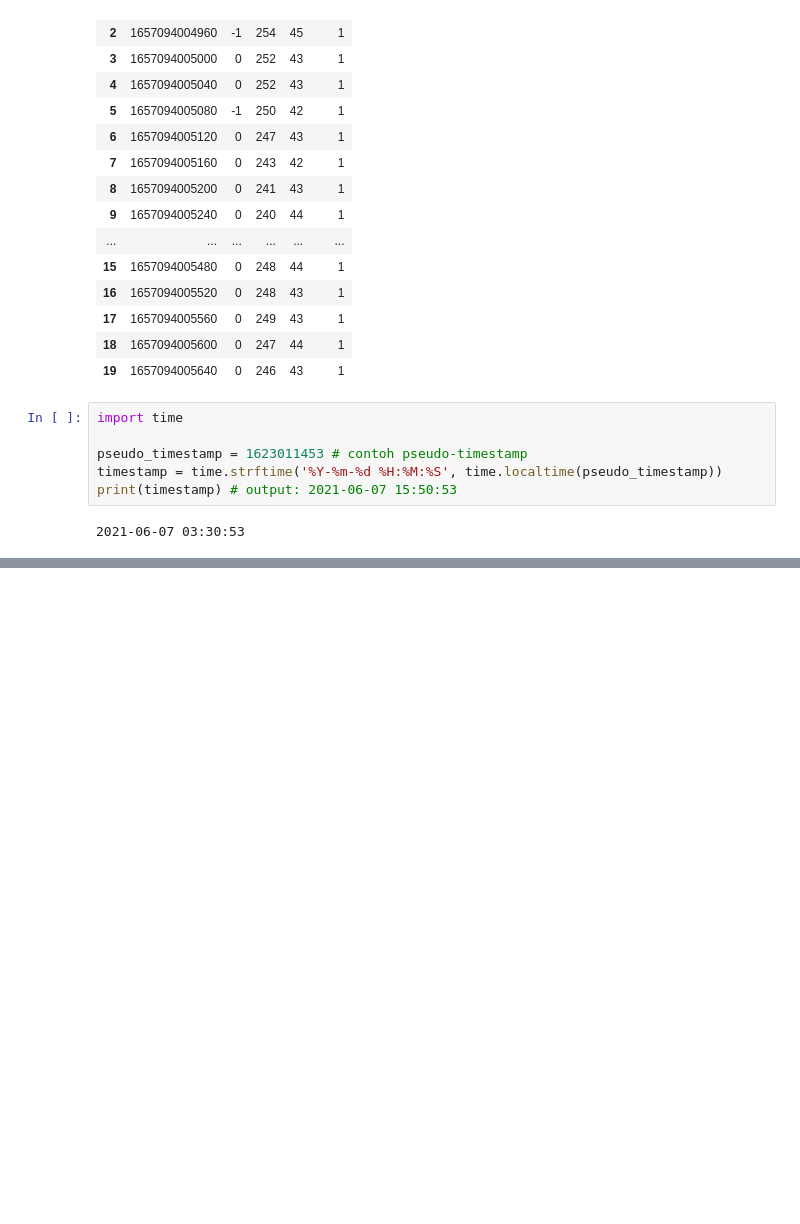
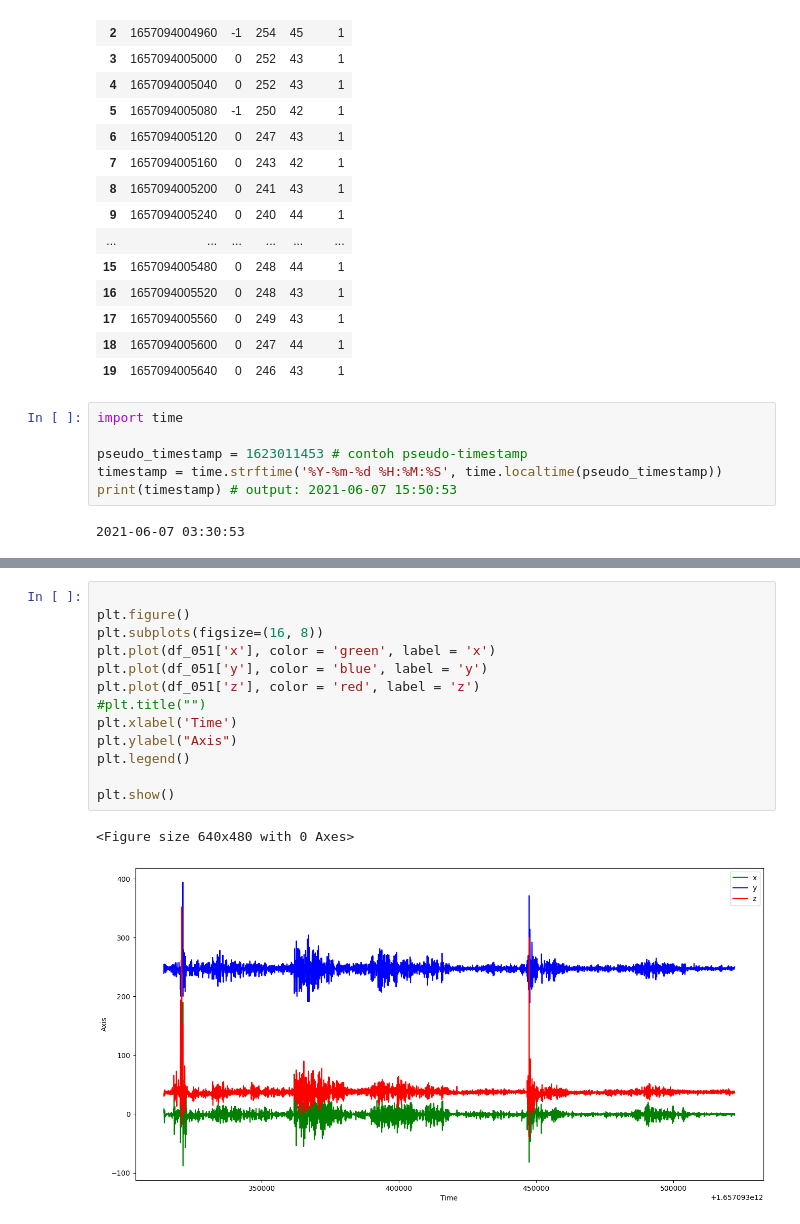
Before and after one commit to yoelagustinus/TechnicalTest-eFishery, a Jupyter notebook: EDA.ipynb, the cells around one changed output, grey strips where cells are left out. Cells and saved outputs as stored; diff of their text form; blank space fills up the shorter version.

```diff
--- a/EDA.ipynb
+++ b/EDA.ipynb
@@ -90,3 +94,19 @@ ax.set_zlabel('Z Label')
 plt.show()
 # %% [output]
 [figure]
+# %%
+
+plt.figure()
+plt.subplots(figsize=(16, 8))
+plt.plot(df_051['x'], color = 'green', label = 'x')
+plt.plot(df_051['y'], color = 'blue', label = 'y')
+plt.plot(df_051['z'], color = 'red', label = 'z')
+#plt.title("")
+plt.xlabel('Time')
+plt.ylabel("Axis")
+plt.legend()
+
+plt.show()
+# %% [output]
+<Figure size 640x480 with 0 Axes>
+[figure, added]
```
Also changed, not shown: parts of 3 cells of this notebook.
